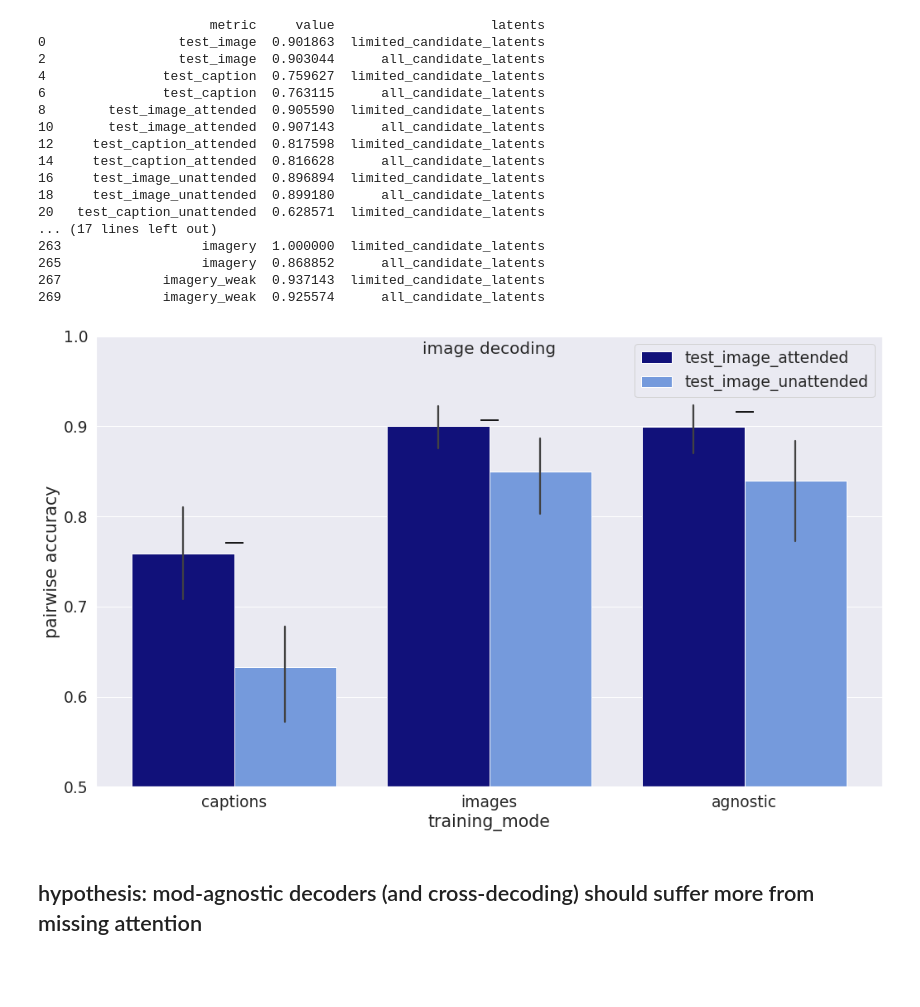
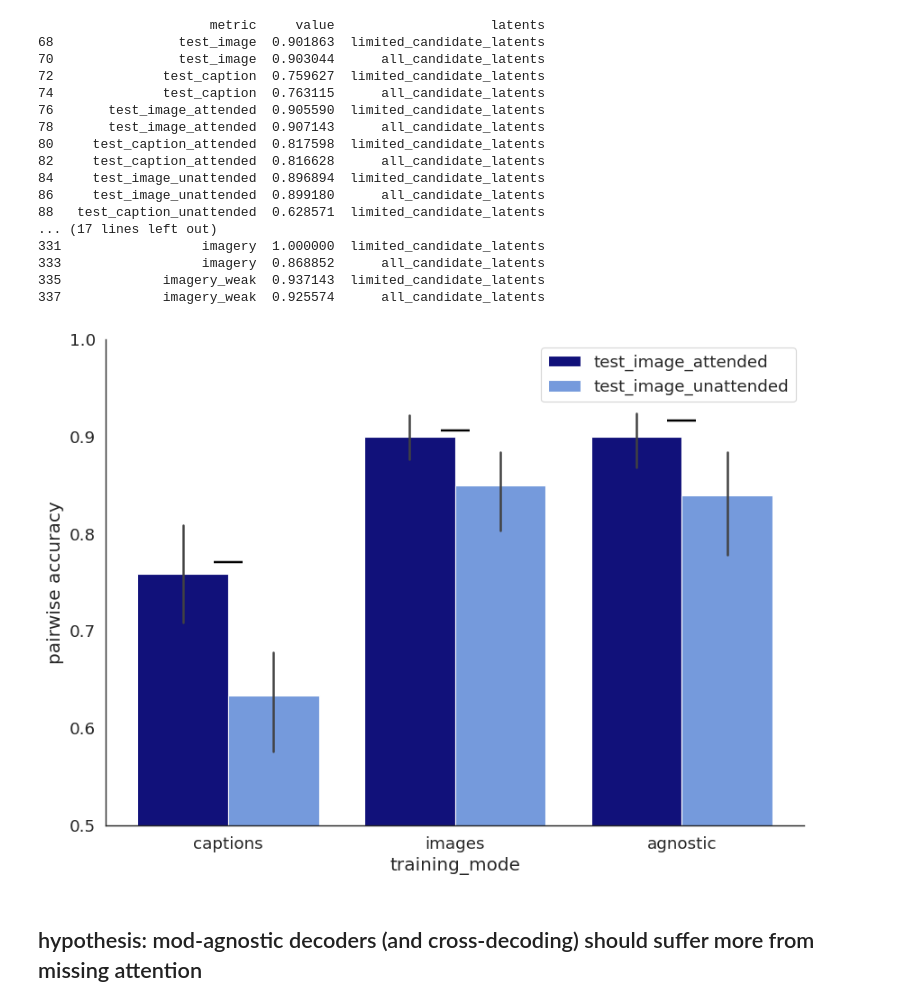
Before and after one commit to mitjanikolaus/multimodal_decoding, a Jupyter notebook: notebooks/analysis_attention_modulation.ipynb, the cells around one changed output. Drawn from its saved outputs; the diff is of its cells as text; code cells hidden in the pictures; blank space fills up the shorter version.

```diff
--- a/notebooks/analysis_attention_modulation.ipynb
+++ b/notebooks/analysis_attention_modulation.ipynb
@@ -11,7 +11,7 @@ import pickle
 from PIL import ImageColor
 import matplotlib.colors
 from sklearn.preprocessing import StandardScaler
-from utils import LATENT_FEATURES_DIR, RESULTS_DIR, SUBJECTS, FMRI_BETAS_SURFACE_DIR, STIM_INFO_PATH, COCO_IMAGES_DIR, METRIC_DIFF_MOD_AGNOSTIC_MOD_SPECIFIC, METRIC_CROSS_DECODING, DECODER_ADDITIONAL_TEST_OUT_DIR, SUBJECTS_ADDITIONAL_TEST, FMRI_DATA_DIR
+from utils import LATENT_FEATURES_DIR, RESULTS_DIR, SUBJECTS, FMRI_BETAS_SURFACE_DIR, STIM_INFO_PATH, COCO_IMAGES_DIR, METRIC_CROSS_DECODING, DECODER_ADDITIONAL_TEST_OUT_DIR, SUBJECTS_ADDITIONAL_TEST, FMRI_DATA_DIR
 from analyses.decoding.ridge_regression_decoding import NUM_CV_SPLITS, pairwise_accuracy
 from data import MODALITY_AGNOSTIC, MODALITY_SPECIFIC_IMAGES, MODALITY_SPECIFIC_CAPTIONS, TRAINING_MODES, CAPTION, IMAGE, SPLIT_TRAIN, TEST_SPLITS, SPLIT_IMAGERY, SPLIT_IMAGERY_WEAK, TEST_IMAGES, TEST_CAPTIONS, LatentFeatsConfig, get_stim_info, get_latents_for_splits, standardize_latents
 from eval import ACC_MODALITY_AGNOSTIC, ACC_CAPTIONS, ACC_IMAGES, ACC_CROSS_IMAGES_TO_CAPTIONS, ACC_CROSS_CAPTIONS_TO_IMAGES, ACC_IMAGERY, ACC_IMAGERY_WHOLE_TEST, get_distance_matrix
@@ -19,7 +19,10 @@ from scipy.stats import ttest_rel
 import statsmodels.formula.api as smf
 from scipy.spatial.distance import cdist
 
-from notebook_utils import load_predictions
+from notebook_utils import load_predictions, get_data_default_feats
+
+sns.set_style("white")
+sns.set_context("paper", font_scale=1.5)
 # %%
 def load_results_data():
     data = []
@@ -36,6 +39,8 @@ def load_results_data():
 
 data = load_results_data()
 
+data = get_data_default_feats(data)
+
 # with pd.option_context('display.max_rows', None, 'display.max_columns', None):
 display(data)
 
@@ -60,22 +65,22 @@ print(data[(data.subject == 'sub-01') & (data.model == 'imagebind') & (data.trai
 # print(data[(data.subject == 'sub-01') & (data.model == 'imagebind') & (data.training_mode == 'agnostic') & (data['mask'] == 'whole_brain') & (data.training_splits == 'train') & (data.latents == 'all_candidate_latents')][['metric', 'value', 'latents', 'standardized_predictions']]) #
 # %% [output]
                       metric     value                    latents
-0                 test_image  0.901863  limited_candidate_latents
-2                 test_image  0.903044      all_candidate_latents
-4               test_caption  0.759627  limited_candidate_latents
-6               test_caption  0.763115      all_candidate_latents
-8        test_image_attended  0.905590  limited_candidate_latents
-10       test_image_attended  0.907143      all_candidate_latents
-12     test_caption_attended  0.817598  limited_candidate_latents
-14     test_caption_attended  0.816628      all_candidate_latents
-16     test_image_unattended  0.896894  limited_candidate_latents
-18     test_image_unattended  0.899180      all_candidate_latents
-20   test_caption_unattended  0.628571  limited_candidate_latents
+68                test_image  0.901863  limited_candidate_latents
+70                test_image  0.903044      all_candidate_latents
+72              test_caption  0.759627  limited_candidate_latents
+74              test_caption  0.763115      all_candidate_latents
+76       test_image_attended  0.905590  limited_candidate_latents
+78       test_image_attended  0.907143      all_candidate_latents
+80     test_caption_attended  0.817598  limited_candidate_latents
+82     test_caption_attended  0.816628      all_candidate_latents
+84     test_image_unattended  0.896894  limited_candidate_latents
+86     test_image_unattended  0.899180      all_candidate_latents
+88   test_caption_unattended  0.628571  limited_candidate_latents
 ... (17 lines left out)
-263                  imagery  1.000000  limited_candidate_latents
-265                  imagery  0.868852      all_candidate_latents
-267             imagery_weak  0.937143  limited_candidate_latents
-269             imagery_weak  0.925574      all_candidate_latents
+331                  imagery  1.000000  limited_candidate_latents
+333                  imagery  0.868852      all_candidate_latents
+335             imagery_weak  0.937143  limited_candidate_latents
+337             imagery_weak  0.925574      all_candidate_latents
 # %%
 filtered = data.copy()
 
@@ -100,31 +105,34 @@ assert len(filtered) == expected_len, filtered
 # %%
 to_plot = filtered.copy()
 
 ORDER = ['captions', 'images', 'agnostic']
 HUE_ORDER = ['test_image_attended', 'test_image_unattended']#, 'imagery', 'imagery_weak'] #'test_image',
 PALETTE = ['darkblue', 'cornflowerblue'] #blue
 
 to_plot = to_plot[to_plot.metric.isin(HUE_ORDER)]
 
-sns.set(font_scale=1.7)
-plt.figure(figsize=(17, 10))
-plt.title('image decoding', y=0.95, fontsize=20)
+
+plt.figure(figsize=(10, 7))
+# plt.title('image decoding', y=0.95, fontsize=20)
+# with sns.axes_style("white"):
 ax = sns.barplot(data=to_plot, x="training_mode", y="value", hue="metric", order=ORDER, hue_order=HUE_ORDER, palette=PALETTE)
 plt.ylim((0.5, 1))
 plt.ylabel('pairwise accuracy')
 
 
 ORDER = ['captions', 'images', 'agnostic']
 HUE_ORDER = ['test_image']
 to_plot_grouped = filtered.copy()
 to_plot_grouped = to_plot_grouped[to_plot_grouped.metric.isin(HUE_ORDER)]
 to_plot_grouped = to_plot_grouped.groupby(['training_mode']).agg(value=('value', 'mean')).reset_index()
 # display(to_plot)
+# with sns.axes_style("white"):
 sns.scatterplot(data=to_plot_grouped, x="training_mode", y="value", marker="_", color='black', s=500)
 
+sns.despine()
 plt.savefig(os.path.join(RESULTS_DIR, f"attention_modulation_images.png"), bbox_inches='tight', pad_inches=0, dpi=300)
 # %% [output]
-[figure, old version]
+[figure, new version]
 # %% [markdown]
 ## hypothesis: mod-agnostic decoders (and cross-decoding) should suffer more from missing attention
 # %%
```
Also changed, not shown: parts of 2 cells of this notebook, 1 other file.
